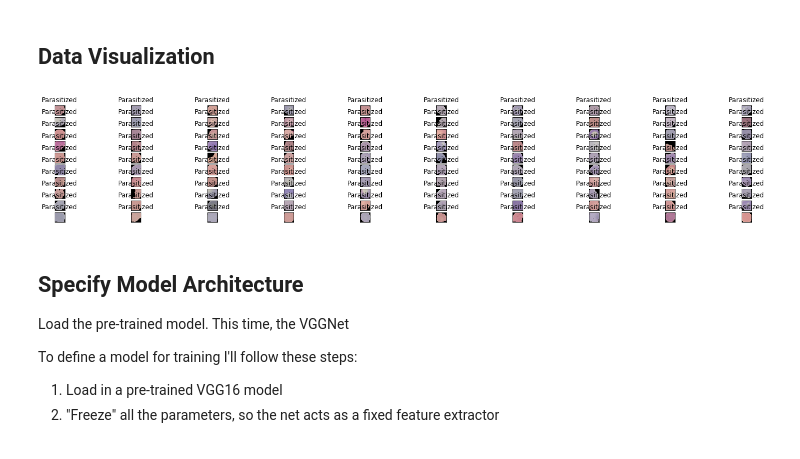
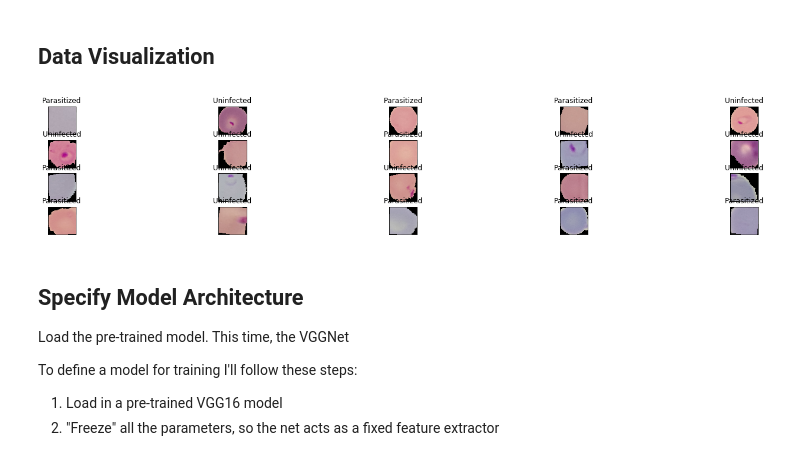
Before and after one commit to Joycechidi/Deep-Learning-Portfolio, a Jupyter notebook: CNN/Malaria_Cell_Detection_Using_VGGNet_Transfer_Learning.ipynb, the cells around one changed output. Drawn from its saved outputs; the diff is of its cells as text; code cells hidden in the pictures.

```diff
--- a/CNN/Malaria_Cell_Detection_Using_VGGNet_Transfer_Learning.ipynb
+++ b/CNN/Malaria_Cell_Detection_Using_VGGNet_Transfer_Learning.ipynb
@@ -186,17 +186,17 @@ testloader = torch.utils.data.DataLoader(test_data, batch_size = 50, sampler = t
 # %%
 # obtain one batch of training images
 dataiter = iter(trainloader)
 images, labels = dataiter.next()
 images = images.numpy() # convert images to numpy for display
 
 # plot the images in the batch, along with the corresponding labels
 fig = plt.figure(figsize=(25, 4))
-for idx in np.arange(100):
-    ax = fig.add_subplot(10, 100/10, idx+1, xticks=[], yticks=[])
+for idx in np.arange(20):
+    ax = fig.add_subplot(4, 20/4, idx+1, xticks=[], yticks=[])
     plt.imshow(np.transpose(images[idx], (1, 2, 0)))
     ax.set_title(classes[labels[idx]])
 # %% [output]
-[figure, old version]
+[figure, new version]
 # %% [markdown]
 ## Specify Model Architecture
 
```
Also changed, not shown: parts of 6 cells of this notebook.
